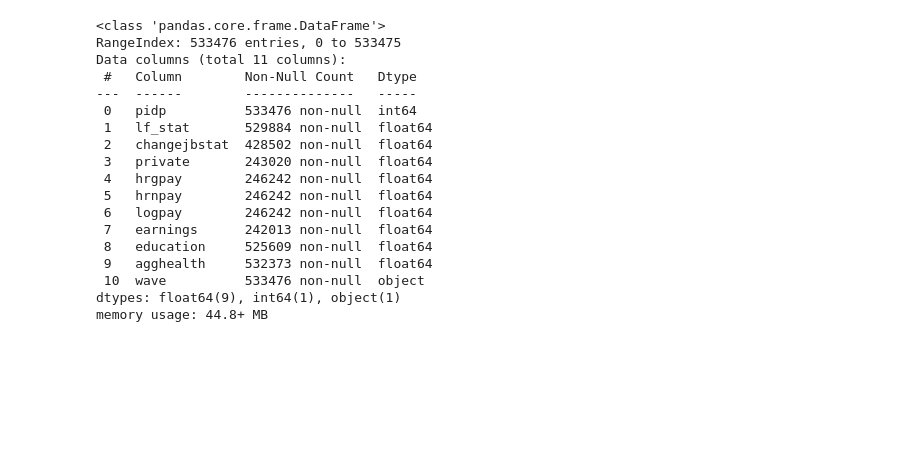
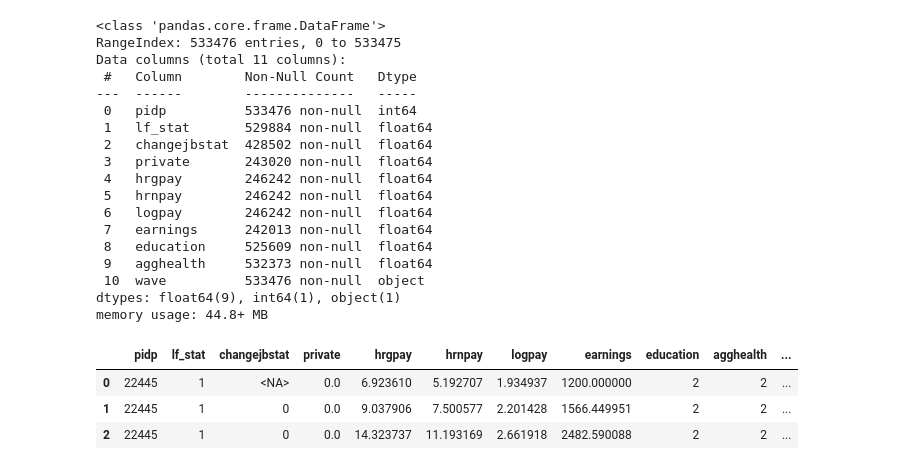
Before and after one commit to GJQu/EssexDissertation, a Jupyter notebook: k_means.ipynb, the cells around one changed output. Cells and saved outputs as stored; diff of their text form; code cells hidden in the pictures; blank space fills up the shorter version.

```diff
--- a/k_means.ipynb
+++ b/k_means.ipynb
@@ -423,3 +423,16 @@ Data columns (total 11 columns):
  10  wave          533476 non-null  object
 dtypes: float64(9), int64(1), object(1)
 memory usage: 44.8+ MB
+# %%
+# convert several column to integer type first
+ee_df['lf_stat'] = ee_df['lf_stat'].astype('Int64')
+ee_df['changejbstat'] = ee_df['changejbstat'].astype('Int64')
+ee_df['education'] = ee_df['education'].astype('Int64')
+ee_df['agghealth'] = ee_df['agghealth'].astype('Int64')
+
+ee_df.head(3)
+# %% [output]
+|  | pidp | lf_stat | changejbstat | private | hrgpay | hrnpay | logpay | earnings | education | agghealth | ... |
+| 0 | 22445 | 1 | <NA> | 0.0 | 6.923610 | 5.192707 | 1.934937 | 1200.000000 | 2 | 2 | ... |
+| 1 | 22445 | 1 | 0 | 0.0 | 9.037906 | 7.500577 | 2.201428 | 1566.449951 | 2 | 2 | ... |
+| 2 | 22445 | 1 | 0 | 0.0 | 14.323737 | 11.193169 | 2.661918 | 2482.590088 | 2 | 2 | ... |
```
Also changed, not shown: parts of 3 cells of this notebook.
